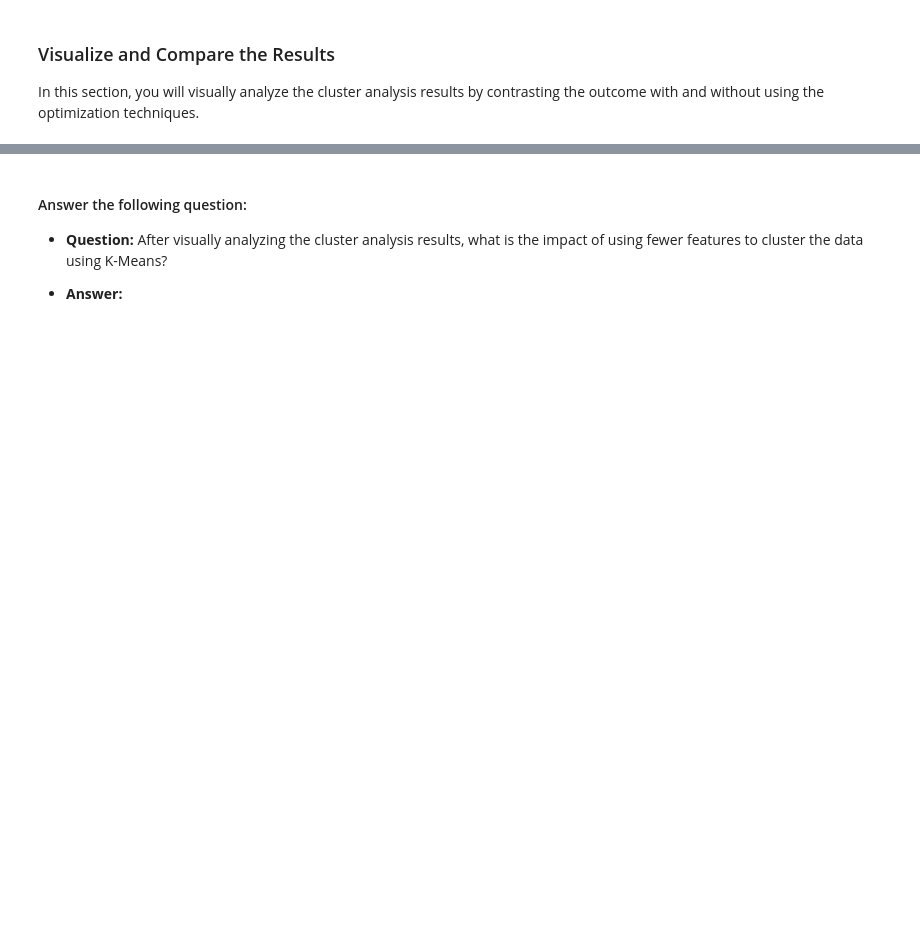
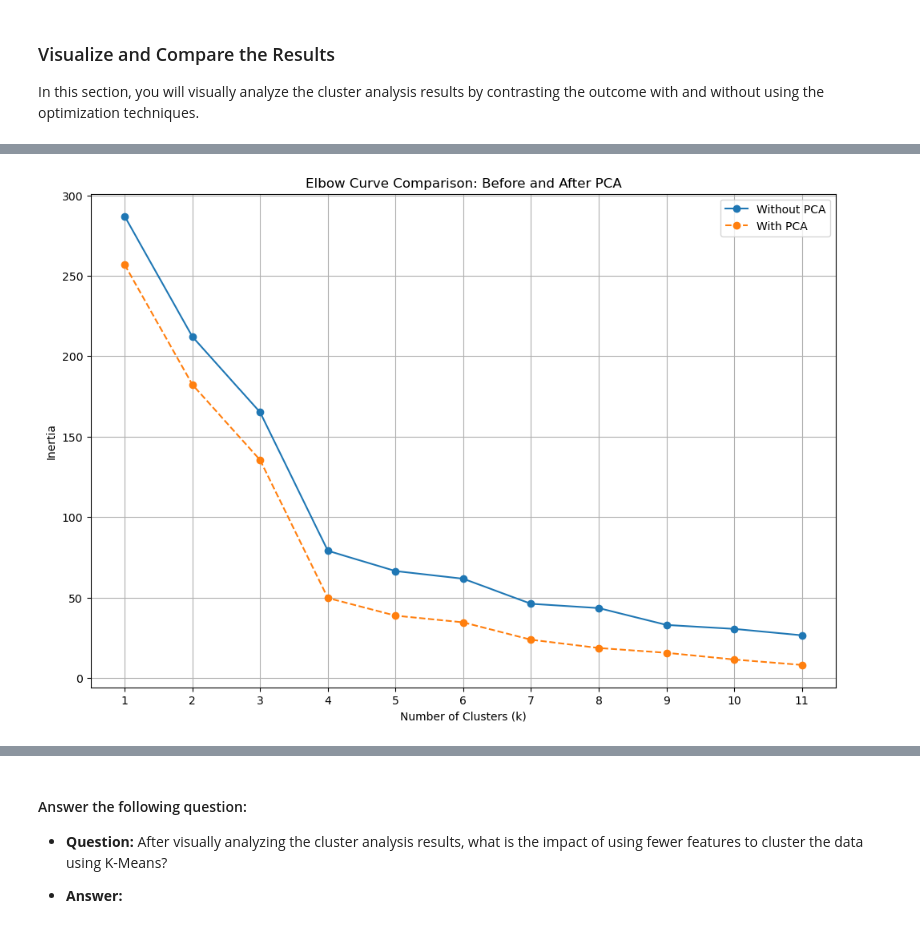
Before and after one commit to KendallBurkett/UT_Module_19, a Jupyter notebook: Crypto_Clustering.ipynb, the cells around one changed output, grey strips where cells are left out. Drawn from its saved outputs; the diff is of its cells as text; code cells hidden in the pictures; blank space fills up the shorter version.

```diff
--- a/Crypto_Clustering.ipynb
+++ b/Crypto_Clustering.ipynb
@@ -455,0 +426,51 @@ plt.figure(figsize=(12, 8))
+# %%
+# Composite plot to contrast the Elbow curves
+# YOUR CODE HERE!
+# Plot for data without PCA
+# Create the Elbow curve data before PCA if it's not defined
+# You might have already computed this earlier, but let's make sure it's correct
+if 'inertia_values_before_pca' not in locals():
+    inertia_values_before_pca = []
+    for k in k_values:
+        kmeans_model = KMeans(n_clusters=k, random_state=1)
+        kmeans_model.fit(df_scaled_data)
+        inertia_values_before_pca.append(kmeans_model.inertia_)
+
+# Create a DataFrame for the Elbow curve before PCA
+df_elbow_before_pca = pd.DataFrame({
+    "k": k_values,
+    "inertia": inertia_values_before_pca
+})
+
+# Re-compute inertia values after PCA to ensure we have the correct data
+inertia_values_after_pca = []
+for k in k_values:
+    kmeans_model = KMeans(n_clusters=k, random_state=1)
+    kmeans_model.fit(df_pca)
+    inertia_values_after_pca.append(kmeans_model.inertia_)
+
+# Create a DataFrame for the Elbow curve after PCA
+df_elbow_after_pca = pd.DataFrame({
+    "k": k_values,
+    "inertia": inertia_values_after_pca
+})
+
+# Plot the Elbow curves before and after PCA
+plt.figure(figsize=(12, 8))
+
+# Plot for data without PCA
+plt.plot(df_elbow_before_pca['k'], df_elbow_before_pca['inertia'], marker='o', label='Without PCA')
+
+# Plot for data with PCA
+plt.plot(df_elbow_after_pca['k'], df_elbow_after_pca['inertia'], marker='o', linestyle='--', label='With PCA')
+
+# Add plot details
+plt.title('Elbow Curve Comparison: Before and After PCA')
+plt.xlabel('Number of Clusters (k)')
+plt.ylabel('Inertia')
+plt.xticks(k_values)
+plt.grid(True)
+plt.legend()
+plt.show()
+# %% [output]
+[figure, added]
```
Also changed, not shown: parts of 7 cells of this notebook.
